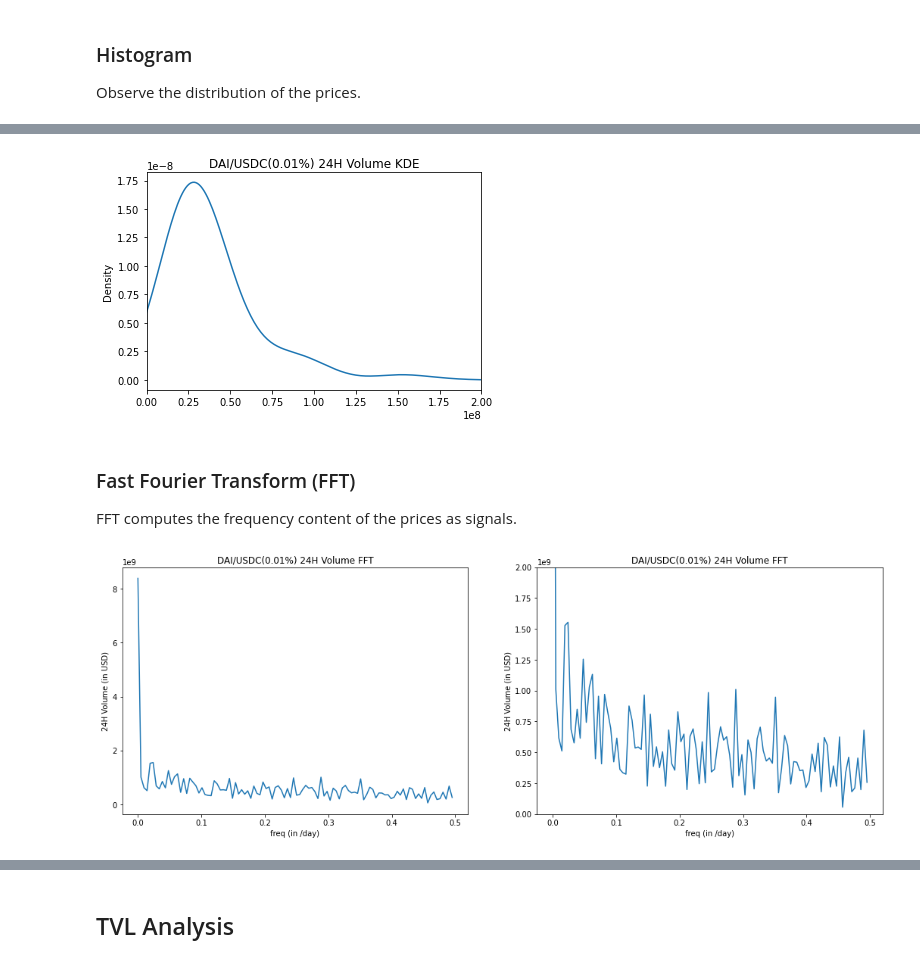
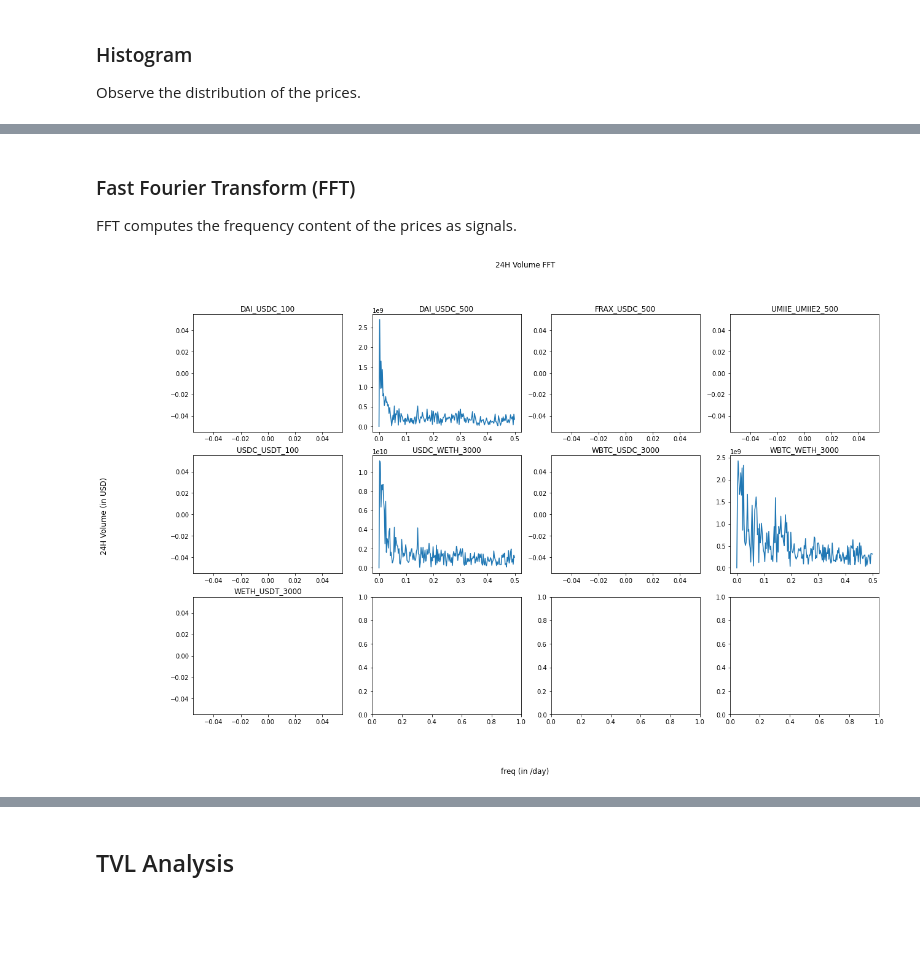
Before and after one commit to StardustLID/eth-uniswap-prelim-analysis, a Jupyter notebook: chart_data.ipynb, the cells around one changed output, grey strips where cells are left out. Saved outputs shown, nothing was run; the diff lists cells and outputs as text; code cells hidden in the pictures; blank space fills up the shorter version.

```diff
--- a/chart_data.ipynb
+++ b/chart_data.ipynb
@@ -261,10 +288,12 @@ print(df["date"][0], "to", dt.date.today(), "has", (dt.date.today() - df["date"]
 # %% [markdown]
 ## 24H Volume Analysis
 # %%
-plt.figure(figsize=(16, 6))
-plt.plot(df["date"], df["volumeUSD"])
-plt.title(pool_name + " 24H Volume over Time")
+plt.figure(figsize=(19, 9))
+for pool_name in pool_names:
+    plt.plot(df["date"], df[pool_name + "_volumeUSD"])
+plt.title("24H Volume over Time")
 plt.xlabel("date")
 plt.ylabel("24H Volume (in USD)")
+plt.legend(pool_names, loc='upper left')
 plt.show()
 # %% [output]
@@ -292,6 +304,6 @@ df.sort_values(by="volumeUSD", ascending=False)[:10]
 # %%
-# for reference only, no use now
-fig, ax = plt.subplots(figsize=(15, 1))
-sns.boxplot(data=df, x="volumeUSD")
-plt.xlim(0, 2e8)
-plt.show()
+# # for reference only, no use now
+# fig, ax = plt.subplots(figsize=(15, 1))
+# sns.boxplot(data=df, x="volumeUSD")
+# plt.xlim(0, 2e8)
+# plt.show()
@@ -331,11 +346,9 @@ pprint({
 # %%
-# for reference only, no use now
-df["volumeUSD"].plot.kde()
-plt.title(pool_name + " 24H Volume KDE")
-plt.xlim(0, 2e8)
-plt.show()
+# # for reference only, no use now
+# df["volumeUSD"].plot.kde()
+# plt.title(pool_name + " 24H Volume KDE")
+# plt.xlim(0, 2e8)
+# plt.show()
-# %% [output]
-[figure, removed]
 # %%
 # TODO: time series / autocorelation
 # TODO: aggregate weekly and daily patterns and look for anomalies (e.g. Friday)
@@ -345,31 +357,26 @@ plt.show()
 ### Fast Fourier Transform (FFT)
 FFT computes the frequency content of the prices as signals.
 # %%
-# only keep those with freq >= 0
-Y = abs(np.fft.fft(df["volumeUSD"]))[0:math.ceil(df.shape[0]/2)]
-freq = np.fft.fftfreq(df.shape[0], 1)[0:math.ceil(df.shape[0]/2)]
+fig = plt.figure(figsize=(20, 12))
+axes = fig.subplots(3, 4)
+for i, pool_name in enumerate(pool_names):
+    volumeUSD_series = df[pool_name + "_volumeUSD"]
 
-# plot the pool data
-fig, ax = plt.subplots(figsize=(18, 6))
+    # only keep those with freq >= 0
+    # Y = abs(np.fft.fft(volumeUSD_series))[0:math.ceil(df.shape[0]/2)]
+    Y = abs(np.fft.fft(volumeUSD_series - volumeUSD_series.mean()))[0:math.ceil(df.shape[0]/2)]
+    freq = np.fft.fftfreq(df.shape[0], 1)[0:math.ceil(df.shape[0]/2)]
 
-# plot 1: 24H volume
-plt.subplot(1, 2, 1)
-plt.plot(freq, Y)
-plt.title(pool_name + " 24H Volume FFT")
-plt.xlabel("freq (in /day)")
-plt.ylabel("24H Volume (in USD)")
+    ax = axes[math.floor(i/4), i%4]
+    ax.title.set_text(pool_name)
+    ax.plot(freq, Y)
 
-# plot 2: TVL
-plt.subplot(1, 2, 2)
-plt.plot(freq, Y)
-plt.ylim(0, 2e9)
-plt.title(pool_name + " 24H Volume FFT")
-plt.xlabel("freq (in /day)")
-plt.ylabel("24H Volume (in USD)")
-
+fig.suptitle("24H Volume FFT")
+fig.supxlabel("freq (in /day)")
+fig.supylabel("24H Volume (in USD)")
 plt.show()
 # %% [output]
-[figure, old version]
+[figure, new version]
 # %%
 # get the list of spectrums
 spectrum = Y.real*Y.real + Y.imag*Y.imag
```
Also changed, not shown: parts of 26 cells of this notebook, 2 other files.
